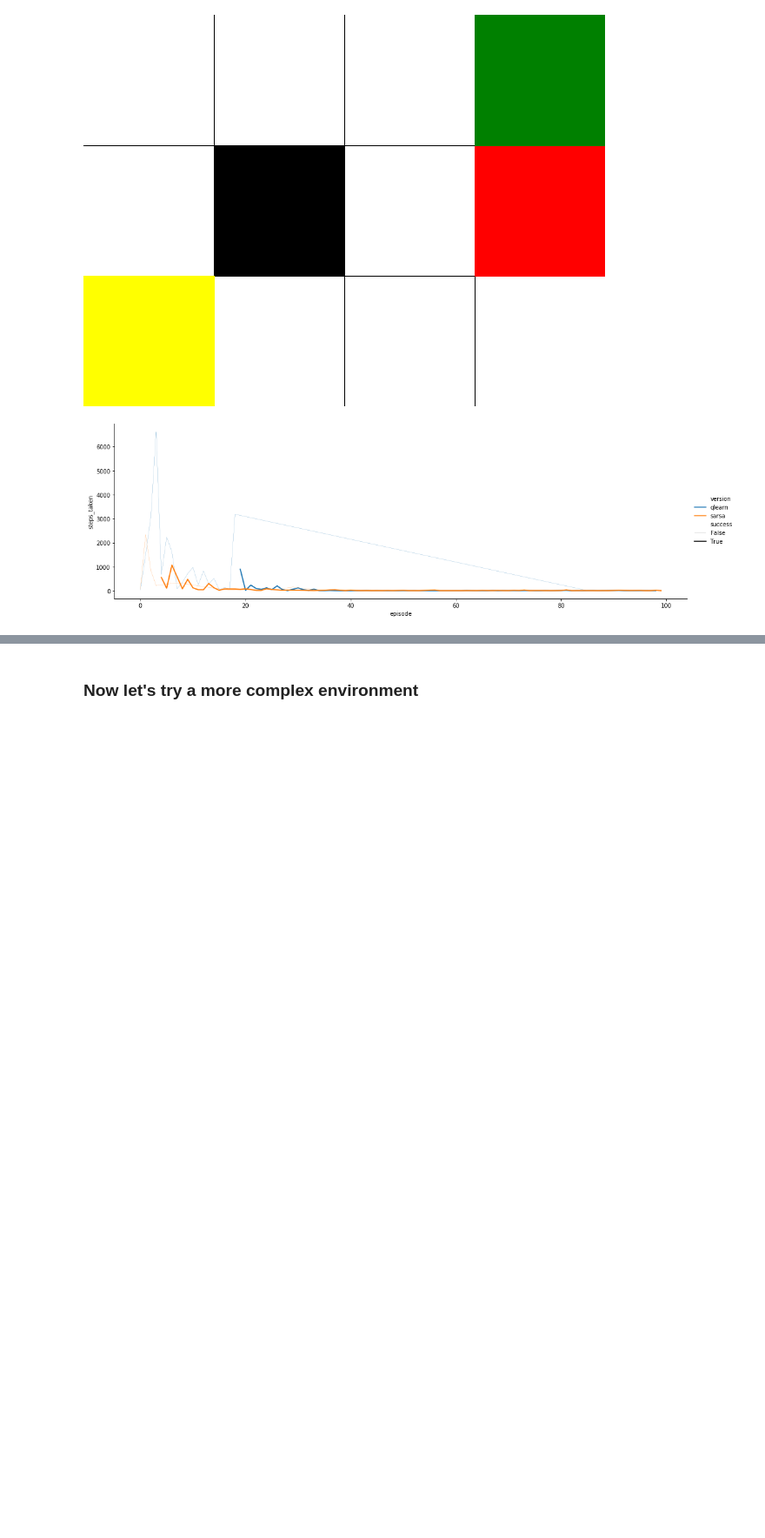
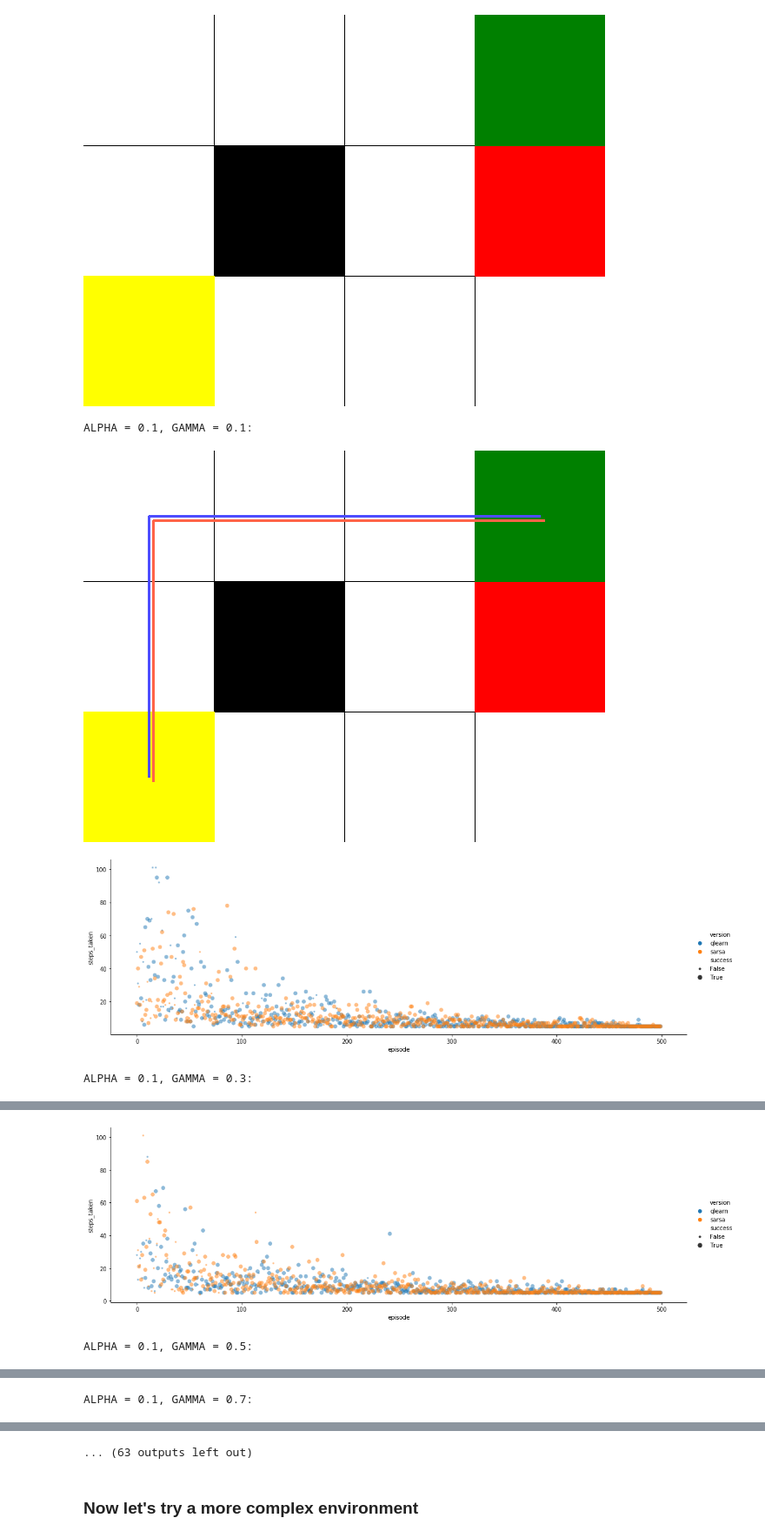
Before and after one commit to 62random/reinforcement-learning-basics, a Jupyter notebook: main.ipynb, the cells around one changed output, grey strips where cells are left out. Shown at 87% size. Saved outputs shown, nothing was run; the diff lists cells and outputs as text; code cells hidden in the pictures; blank space fills up the shorter version.

```diff
--- a/main.ipynb
+++ b/main.ipynb
@@ -39,23 +33,37 @@ sarsa = SARSA(ALPHA, GAMMA, env.action_space, MAX_EPSILON, MIN_EPSILON)
 env.render()
 # %% [output]
 [figure]
-# %%
-# Instance of the utility class I wrote to run the algorithms
-runner = Runner(env, qlearn)
-qlearn_steps_taken, qlearn_success = runner.run(N_EPISODES)
-
-runner = Runner(env, sarsa)
-sarsa_steps_taken, sarsa_success = runner.run(N_EPISODES)
-# %%
-dict = {    'episode': list(range(N_EPISODES))*2,
-            'version': ['qlearn']*N_EPISODES + ['sarsa']*N_EPISODES,
-            'steps_taken': qlearn_steps_taken + sarsa_steps_taken,
-            'success': qlearn_success + sarsa_success
-            }
-data = pd.DataFrame(dict)
-
-
-plot = sns.relplot(x='episode', data=data, y='steps_taken', hue='version', kind="line", size='success', sizes=[0.2,2], aspect=3)
-plt.show()
-# %% [output]
-[figure, removed]
+# %%
+
+
+for alpha in [x/10. for x in range(1,10,2)]:
+    for gamma in [x/10. for x in range(1,10,2)]:
+        # Instances of the learning models
+        # See sarsa.py and qlearn.py
+        qlearn = SARSA(alpha, gamma, env.action_space, MAX_EPSILON, MIN_EPSILON, N_EPISODES)
+        sarsa = SARSA(alpha, gamma, env.action_space, MAX_EPSILON, MIN_EPSILON, N_EPISODES)
+
+        # Instance of the utility class that runs the algorithms
+        runner = Runner(env, qlearn)
+        qlearn_steps_taken, qlearn_success, qlearn_paths = runner.run(N_EPISODES)
+        runner = Runner(env, sarsa)
+        sarsa_steps_taken, sarsa_success, sarsa_paths = runner.run(N_EPISODES)
+
+        print(f"ALPHA = {alpha}, GAMMA = {gamma}:")
+        env.render([qlearn_paths, sarsa_paths])
+        # Make plot on the evolution of the algorithms
+        dict = {    'episode': list(range(N_EPISODES))*2,
+            'version': ['qlearn']*N_EPISODES + ['sarsa']*N_EPISODES,
+            'steps_taken': qlearn_steps_taken + sarsa_steps_taken,
+            'success': qlearn_success + sarsa_success
+            }
+        data = pd.DataFrame(dict)
+
+
+        plot = sns.relplot(x='episode', data=data, y='steps_taken', hue='version', kind="scatter", size='success', sizes=[10,50], aspect=3, alpha=0.5, edgecolor='none')
+        plt.show()
+# %% [output]
+ALPHA = 0.1, GAMMA = 0.1:
+[figure, added]
+[figure, added]
+ALPHA = 0.1, GAMMA = 0.3:
@@ -61,0 +71,2 @@ plt.show()
+[figure, added]
+ALPHA = 0.1, GAMMA = 0.5:
@@ -61,0 +75 @@ plt.show()
+ALPHA = 0.1, GAMMA = 0.7:
@@ -62,3 +78,4 @@ plt.show()
+... (63 outputs left out)
 # %% [markdown]
 ### Now let's try a more complex environment
 # %%
```
Also changed, not shown: parts of 5 cells of this notebook, 4 other files.
